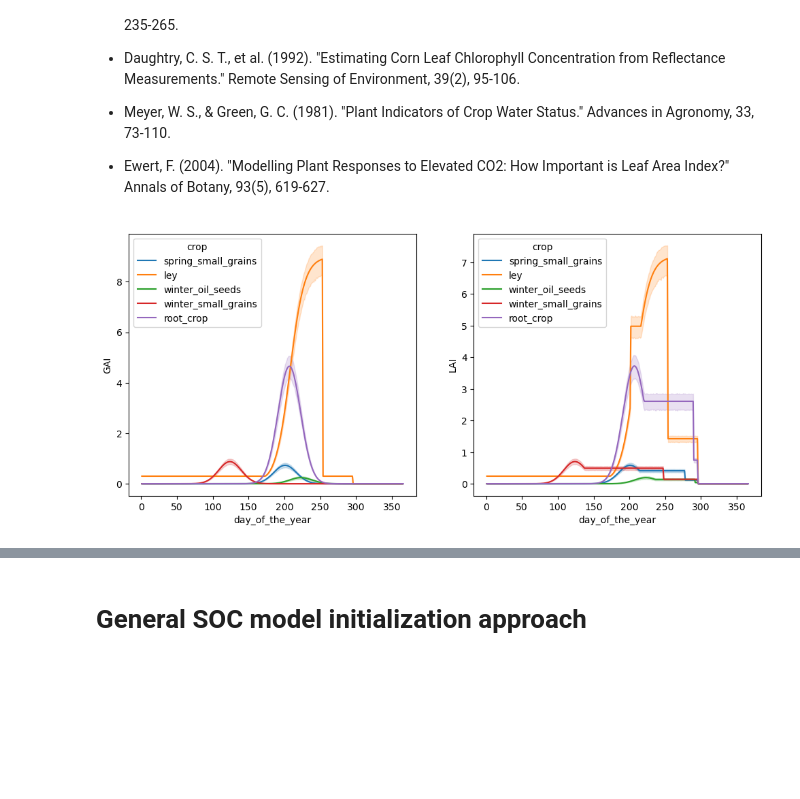
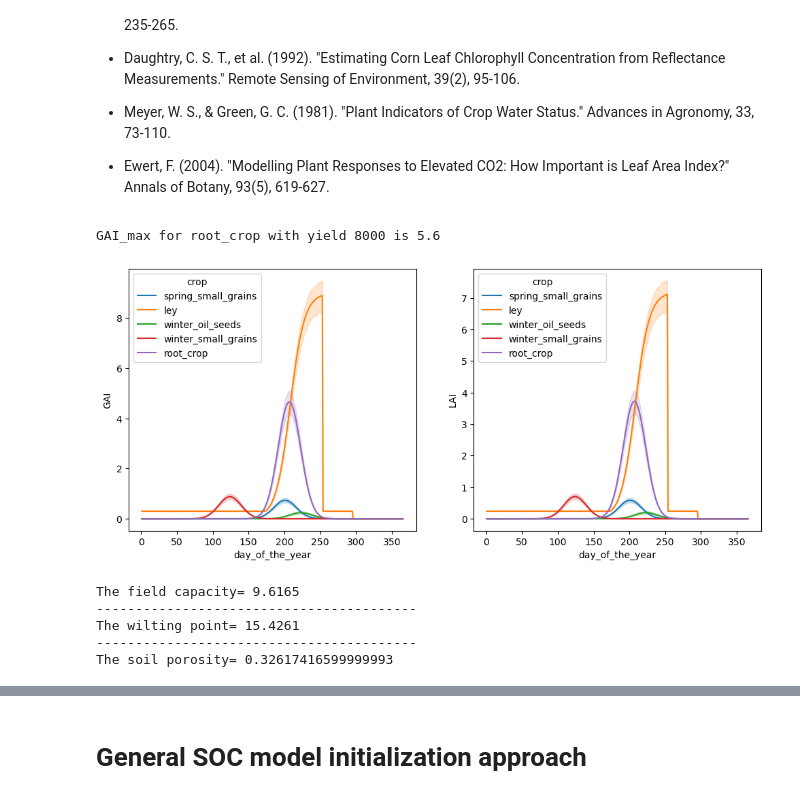
Before and after one commit to BBenyamini/SweSOC_Py, a Jupyter notebook: functional_notebook.ipynb, the cells around one changed output, grey strips where cells are left out. Saved outputs shown, nothing was run; the diff lists cells and outputs as text; code cells hidden in the pictures; blank space fills up the shorter version.

Commit message:
updated the methods with soil moisture funtion

```diff
--- a/functional_notebook.ipynb
+++ b/functional_notebook.ipynb
@@ -529,7 +519,8 @@ def calculate_GAImax(yield_val, crop):
         return min(10, (1 / 0.8) * 0.000533 * yield_val)
     if crop == "ley":
         return min(10, 0.0018 * yield_val)
-    return 0.0129 * (yield_val / 1000) ** 2 + 0.1964 * (yield_val / 1000)
+    else:
+        return 0.0129 * (yield_val / 1000) ** 2 + 0.1964 * (yield_val / 1000)
 
 # Example usage
 yield_val = 8000  # example yield value in kg/ha
@@ -581,36 +572,37 @@ def GAI_optimized(yield_vals, crops, years, variances, seedings, harvests, tilla
         GAI_list.append(pd.DataFrame({'GAI': GAI, 'GAI_date': GAI_dates, 'crop': crops[j], 'yield': yield_vals[j]}))
 
         LAI = GAI * 0.8
-        if crops[j] != "missing":
-            LAI[middle:harvests[j]] = np.maximum(LAI[middle:harvests[j]], np.max(LAI) * 0.7)
-            LAI[harvests[j]:int(tillages[j])] = np.max(LAI) * 0.2
+        # if crops[j] != "missing":
+        #     LAI[middle:harvests[j]] = np.maximum(LAI[middle:harvests[j]], np.max(LAI) * 0.7)
+        #     LAI[harvests[j]:int(tillages[j])] = np.max(LAI) * 0.2
 
         LAI_list.append(pd.DataFrame({'LAI': LAI, 'GAI_date': GAI_dates, 'crop': crops[j], 'yield': yield_vals[j]}))
 
     GAI_DF = pd.concat(GAI_list + LAI_list, ignore_index=True)
     return GAI_DF
 
 # Example usage:
 df=pd.read_csv("Ekebo_field.csv")
 #define input variables
 yield_val=df.grain_dm_kg_ha
 crops=df.crop_id
 years=df.year
 variances=df.variance
 seedings=df.seeding
 harvests=df.harvest
 tillages=df.tillage
 minimum_covers=df.minimum_cover
 yield2=None
 harvest2=None
 
 result = GAI_optimized(yield_val, crops, years, variances, seedings, harvests, tillages, minimum_covers, yield2, harvest2)
 #create a new variables showing the day of the year
 result["day_of_the_year"]=result["GAI_date"].dt.day_of_year.tolist()
 # plot the GAI and LAI
 fig, axs=plt.subplots(nrows=1, ncols=2, figsize=[12,5])
 sns.lineplot(data=result, x="day_of_the_year", y="GAI",hue="crop",ax=axs[0])
 sns.lineplot(data=result, x="day_of_the_year", y="LAI", hue="crop" ,ax=axs[1])
-plt.show()
+plt.show();
 # %% [output]
+GAI_max for root_crop with yield 8000 is 5.6
-[figure, old version]
+[figure, new version]
@@ -699,0 +694,15 @@ soil_temp=soiltemp(LAI=np.linspace(2,5,1000), L=20, temperature=np.linspace(5,25
+# %%
+print(f"The field capacity= {FC(sand=45, soc=2)}")
+
+print("-----------------------------------------")
+print(f"The wilting point= {WP(sand=35, clay=35,soc=2)}")
+
+print("-----------------------------------------")
+
+print(f"The soil porosity= {poros(sand=0.45, clay=.35,soc=0.02)}")
+# %% [output]
+The field capacity= 9.6165
+-----------------------------------------
+The wilting point= 15.4261
+-----------------------------------------
+The soil porosity= 0.32617416599999993
```
Also changed, not shown: parts of 9 cells of this notebook, 1 other file.
